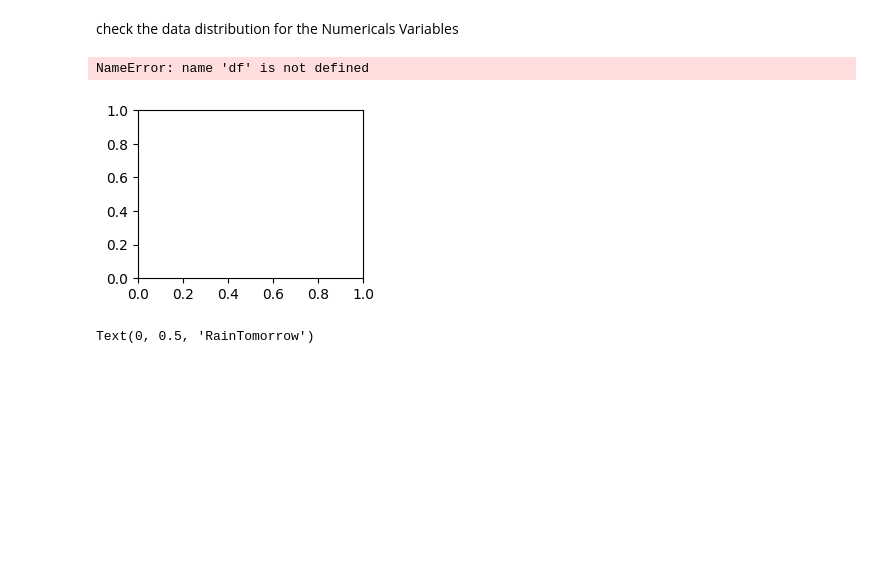
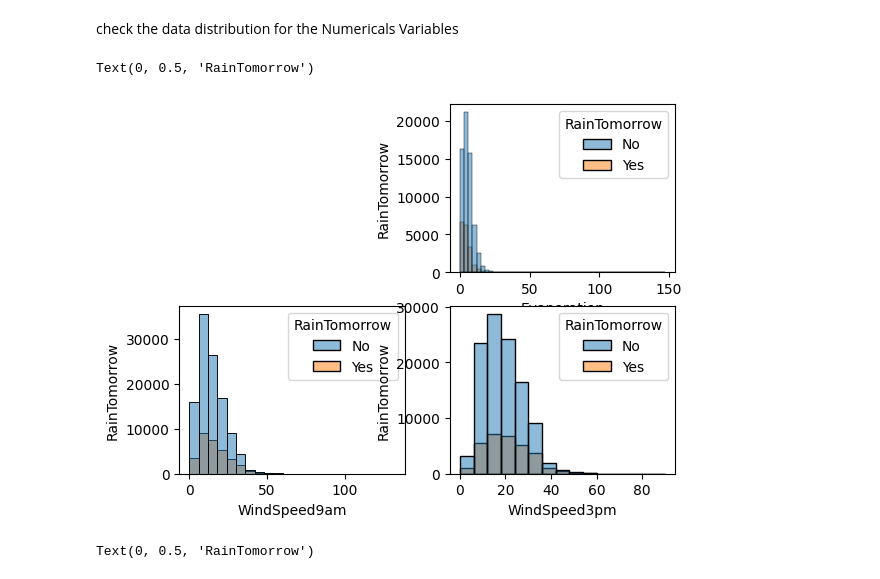
Before and after one commit to hamada-SOS/Weather_Log_reg, a Jupyter notebook: weather_classification.ipynb, the cells around one changed output. Saved outputs shown, nothing was run; the diff lists cells and outputs as text; code cells hidden in the pictures; blank space fills up the shorter version.

```diff
--- a/weather_classification.ipynb
+++ b/weather_classification.ipynb
@@ -144,30 +144,29 @@ for i in w_df[numerical]:
  check the data distribution for the Numericals Variables
 # %%
 plt.subplot(2, 2, 2)
-rana2 = df[['Evaporation','RainTomorrow']]
+rana2 = w_df[['Evaporation','RainTomorrow']]
 fig = sns.histplot(data=rana2, x="Evaporation", binwidth=3,hue="RainTomorrow")
 
 fig.set_xlabel('Evaporation')
 fig.set_ylabel('RainTomorrow')
 
 
 plt.subplot(2, 2, 3)
-rana3 = df[['WindSpeed9am','RainTomorrow']]
+rana3 = w_df[['WindSpeed9am','RainTomorrow']]
 
 fig = sns.histplot(data=rana3, x="WindSpeed9am", binwidth=6,hue="RainTomorrow")
 fig.set_xlabel('WindSpeed9am')
 fig.set_ylabel('RainTomorrow')
 
 
 plt.subplot(2, 2, 4)
-rana4 = df[['WindSpeed3pm','RainTomorrow']]
-
+rana4 = w_df[['WindSpeed3pm','RainTomorrow']]
 fig = sns.histplot(data=rana4, x="WindSpeed3pm", binwidth=6,hue="RainTomorrow")
 fig.set_xlabel('WindSpeed3pm')
 fig.set_ylabel('RainTomorrow')
 # %% [output]
-NameError: name 'df' is not defined
+Text(0, 0.5, 'RainTomorrow')
-[figure, old version]
+[figure, new version]
 # %%
 plt.figure(figsize=(15,10))
 
```
Also changed, not shown: parts of 14 cells of this notebook.
